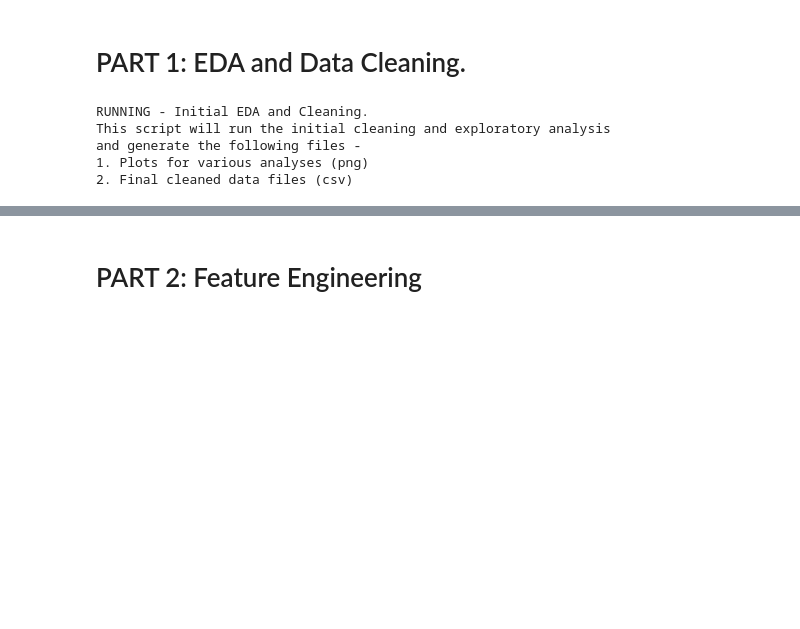
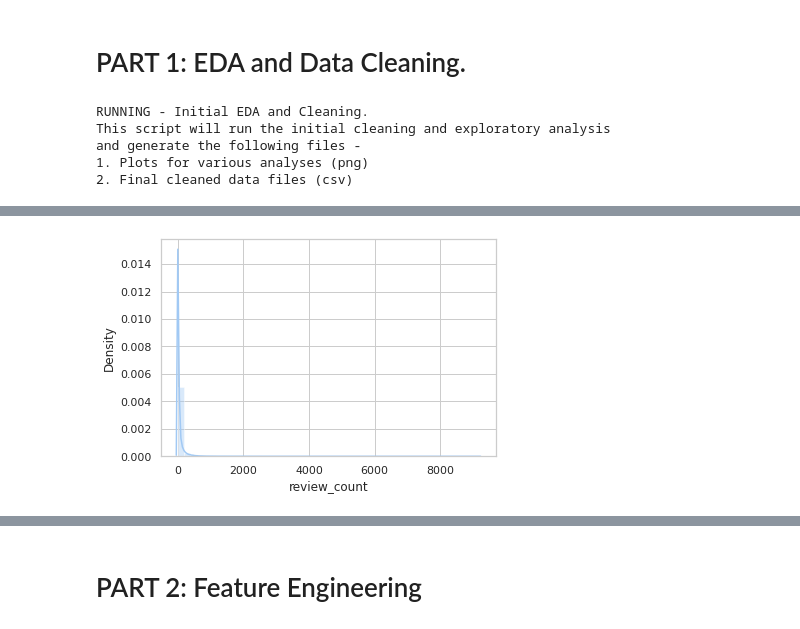
Before and after one commit to eshasah/CMPE_255_Group_4, a Jupyter notebook: Team_Project_Restaurant_Success.ipynb, the cells around one changed output, grey strips where cells are left out. Cells and saved outputs as stored; diff of their text form; code cells hidden in the pictures; blank space fills up the shorter version.

```diff
--- a/Team_Project_Restaurant_Success.ipynb
+++ b/Team_Project_Restaurant_Success.ipynb
@@ -34,0 +351,5 @@ business = pd.read_csv(fpath)
+# %%
+sns_plot = sns.distplot(yelp_business_df.review_count)
+sns_plot.figure.savefig("review-count-distplot.png")
+# %% [output]
+[figure, added]
```
Also changed, not shown: parts of 54 cells of this notebook.
